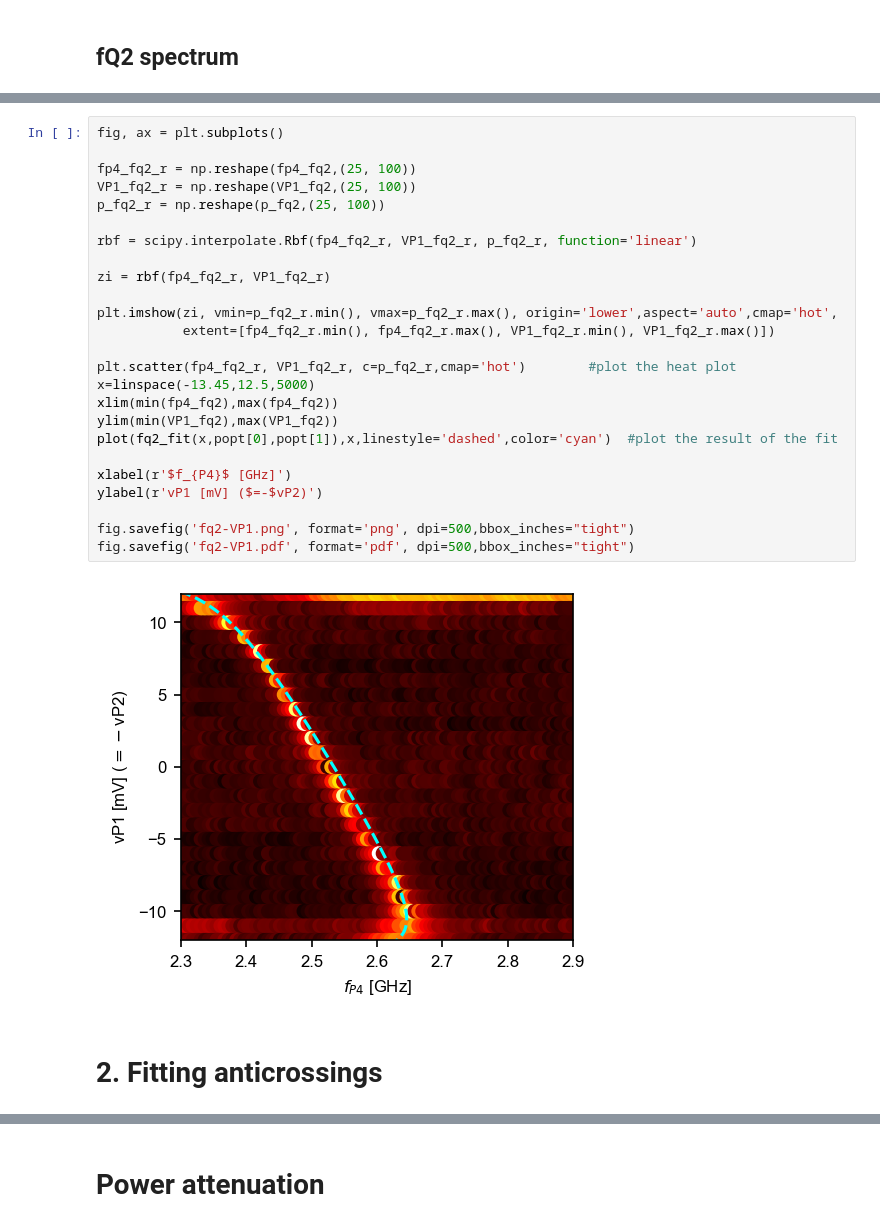
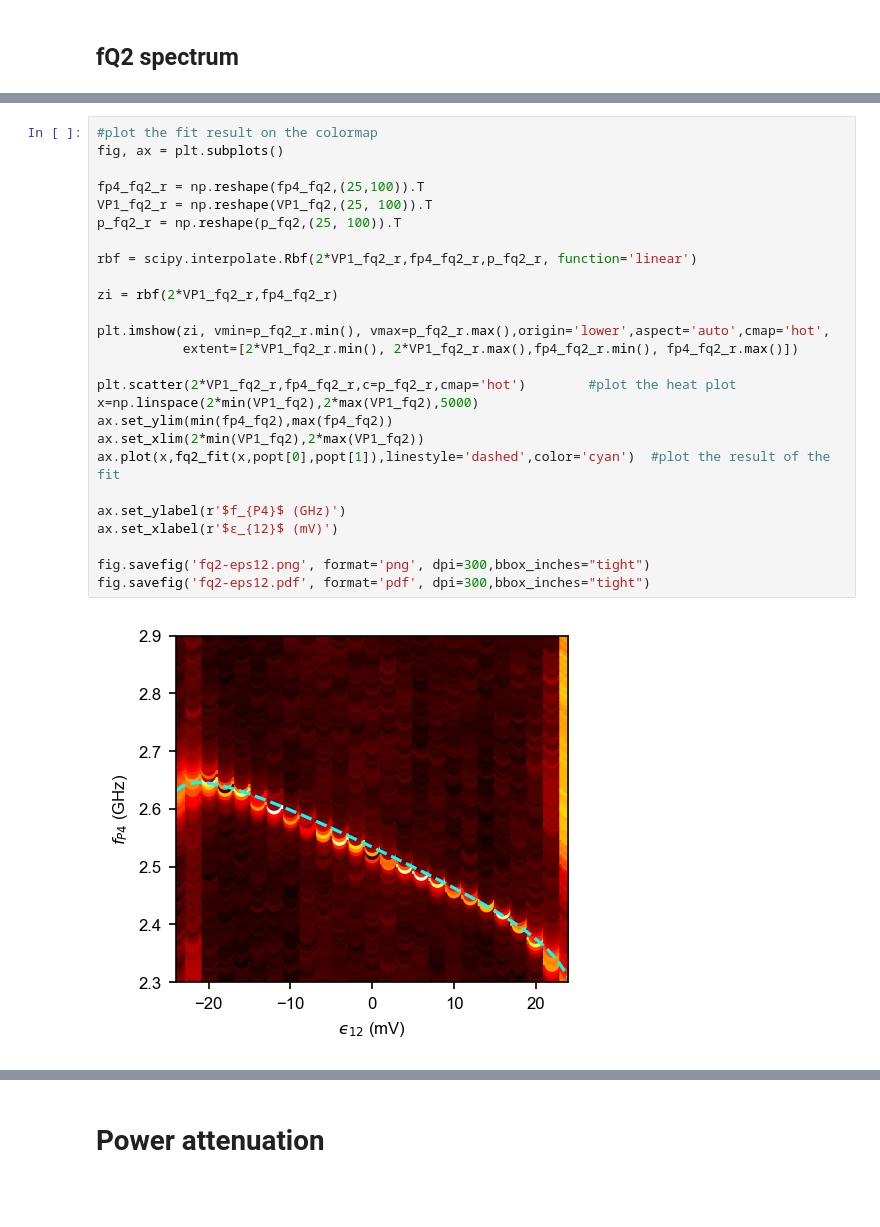
Before and after one commit to valentinjohn/bichromatic-driving, a Jupyter notebook: Fitting_the_anticrossings.ipynb, the cells around one changed output, grey strips where cells are left out. Saved outputs shown, nothing was run; the diff lists cells and outputs as text; blank space fills up the shorter version.

Commit message:
updated fitting analysis

```diff
--- a/Fitting_the_anticrossings.ipynb
+++ b/Fitting_the_anticrossings.ipynb
@@ -208,29 +154,28 @@ legend()
 # %%
+#plot the fit result on the colormap
 fig, ax = plt.subplots()
 
-fp4_fq2_r = np.reshape(fp4_fq2,(25, 100))
-VP1_fq2_r = np.reshape(VP1_fq2,(25, 100))
-p_fq2_r = np.reshape(p_fq2,(25, 100))
+fp4_fq2_r = np.reshape(fp4_fq2,(25,100)).T
+VP1_fq2_r = np.reshape(VP1_fq2,(25, 100)).T
+p_fq2_r = np.reshape(p_fq2,(25, 100)).T
 
-rbf = scipy.interpolate.Rbf(fp4_fq2_r, VP1_fq2_r, p_fq2_r, function='linear')
+rbf = scipy.interpolate.Rbf(2*VP1_fq2_r,fp4_fq2_r,p_fq2_r, function='linear')
 
-zi = rbf(fp4_fq2_r, VP1_fq2_r)
+zi = rbf(2*VP1_fq2_r,fp4_fq2_r)
 
-plt.imshow(zi, vmin=p_fq2_r.min(), vmax=p_fq2_r.max(), origin='lower',aspect='auto',cmap='hot',
-           extent=[fp4_fq2_r.min(), fp4_fq2_r.max(), VP1_fq2_r.min(), VP1_fq2_r.max()])
+plt.imshow(zi, vmin=p_fq2_r.min(), vmax=p_fq2_r.max(),origin='lower',aspect='auto',cmap='hot',
+           extent=[2*VP1_fq2_r.min(), 2*VP1_fq2_r.max(),fp4_fq2_r.min(), fp4_fq2_r.max()])
 
-plt.scatter(fp4_fq2_r, VP1_fq2_r, c=p_fq2_r,cmap='hot')        #plot the heat plot
-x=linspace(-13.45,12.5,5000)
-xlim(min(fp4_fq2),max(fp4_fq2))
-ylim(min(VP1_fq2),max(VP1_fq2))
-plot(fq2_fit(x,popt[0],popt[1]),x,linestyle='dashed',color='cyan')  #plot the result of the fit
+plt.scatter(2*VP1_fq2_r,fp4_fq2_r,c=p_fq2_r,cmap='hot')        #plot the heat plot
+x=np.linspace(2*min(VP1_fq2),2*max(VP1_fq2),5000)
+ax.set_ylim(min(fp4_fq2),max(fp4_fq2))
+ax.set_xlim(2*min(VP1_fq2),2*max(VP1_fq2))
+ax.plot(x,fq2_fit(x,popt[0],popt[1]),linestyle='dashed',color='cyan')  #plot the result of the fit
 
-xlabel(r'$f_{P4}$ [GHz]')
-ylabel(r'vP1 [mV] ($=-$vP2)')
+ax.set_ylabel(r'$f_{P4}$ (GHz)')
+ax.set_xlabel(r'$ϵ_{12}$ (mV)')
 
-fig.savefig('fq2-VP1.png', format='png', dpi=500,bbox_inches="tight")
-fig.savefig('fq2-VP1.pdf', format='pdf', dpi=500,bbox_inches="tight")
+fig.savefig('fq2-eps12.png', format='png', dpi=300,bbox_inches="tight")
+fig.savefig('fq2-eps12.pdf', format='pdf', dpi=300,bbox_inches="tight")
 # %% [output]
-[figure, old version]
+[figure, new version]
-# %% [markdown]
-# 2. Fitting anticrossings
```
Also changed, not shown: parts of 149 cells of this notebook, 3 other files.
